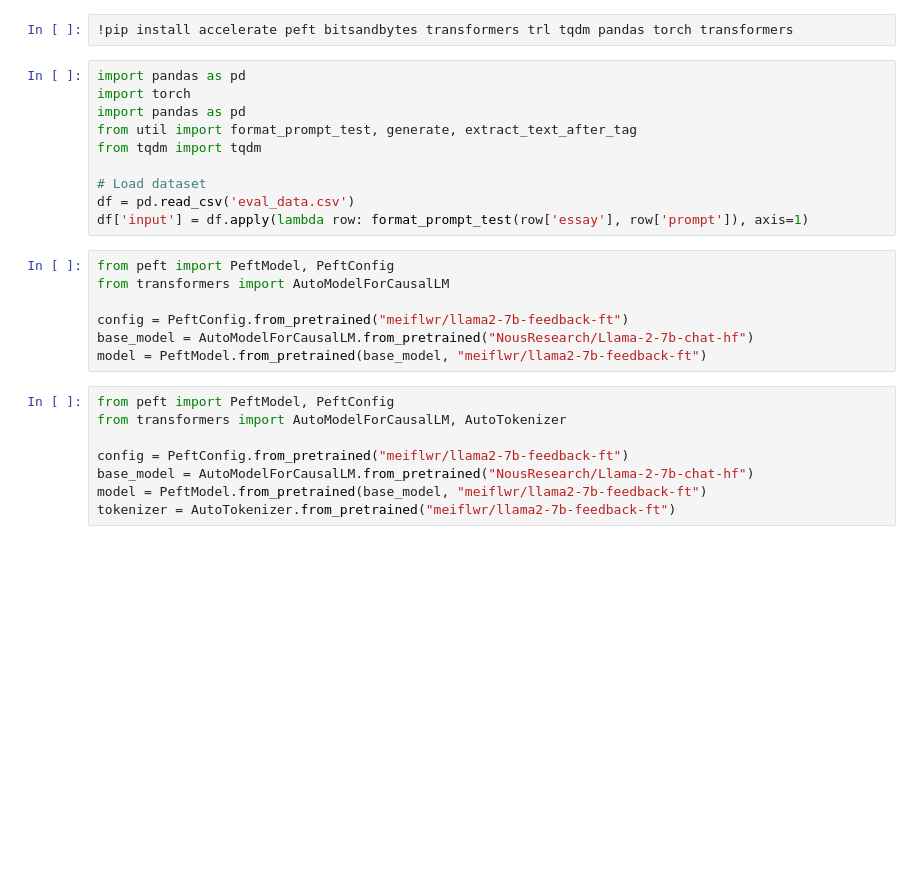
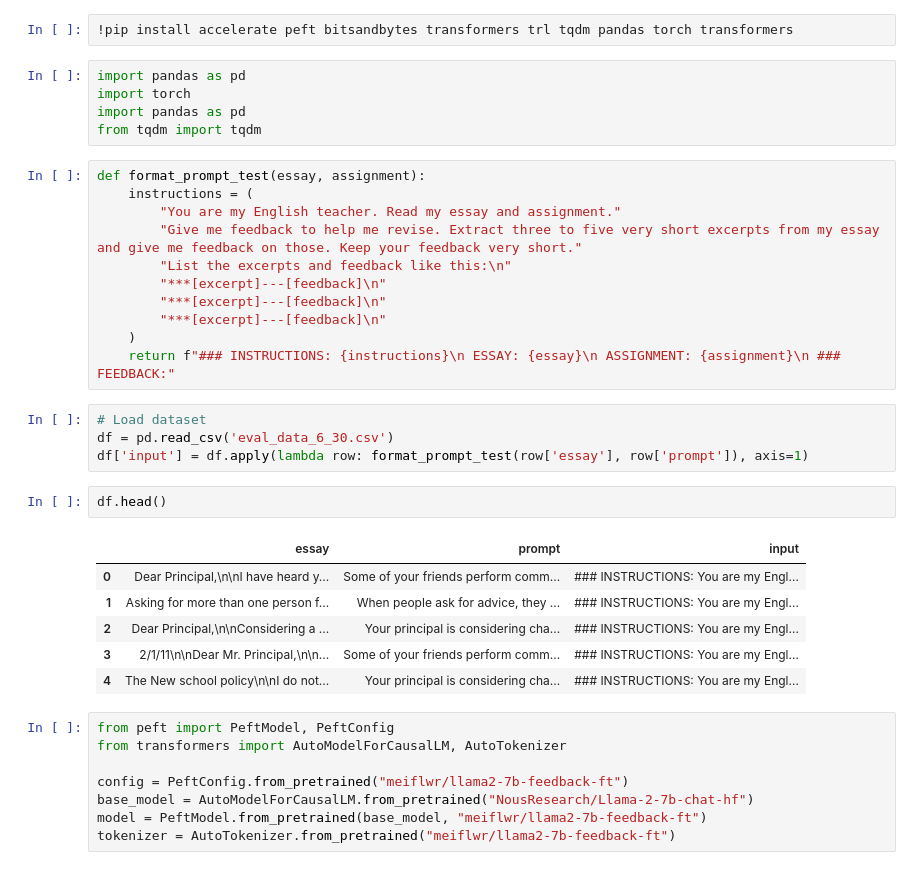
Before and after one commit to meixtan/mpf-edm, a Jupyter notebook: ft_eval.ipynb, the cells around one changed output. Saved outputs shown, nothing was run; the diff lists cells and outputs as text; blank space fills up the shorter version.

```diff
--- a/ft_eval.ipynb
+++ b/ft_eval.ipynb
@@ -1,22 +1,34 @@
 # %%
 !pip install accelerate peft bitsandbytes transformers trl tqdm pandas torch transformers
+# %%
+import pandas as pd
+import torch
+import pandas as pd
+from tqdm import tqdm
+# %%
+def format_prompt_test(essay, assignment):
+    instructions = (
+        "You are my English teacher. Read my essay and assignment."
+        "Give me feedback to help me revise. Extract three to five very short excerpts from my essay and give me feedback on those. Keep your feedback very short."
+        "List the excerpts and feedback like this:\n"
+        "***[excerpt]---[feedback]\n"
+        "***[excerpt]---[feedback]\n"
+        "***[excerpt]---[feedback]\n"
+    )
+    return f"### INSTRUCTIONS: {instructions}\n ESSAY: {essay}\n ASSIGNMENT: {assignment}\n ### FEEDBACK:"
 # %%
-import pandas as pd
-import torch
-import pandas as pd
-from util import format_prompt_test, generate, extract_text_after_tag
-from tqdm import tqdm
-
 # Load dataset
-df = pd.read_csv('eval_data.csv')
+df = pd.read_csv('eval_data_6_30.csv')
 df['input'] = df.apply(lambda row: format_prompt_test(row['essay'], row['prompt']), axis=1)
-# %%
-from peft import PeftModel, PeftConfig
-from transformers import AutoModelForCausalLM
-
-config = PeftConfig.from_pretrained("meiflwr/llama2-7b-feedback-ft")
-base_model = AutoModelForCausalLM.from_pretrained("NousResearch/Llama-2-7b-chat-hf")
-model = PeftModel.from_pretrained(base_model, "meiflwr/llama2-7b-feedback-ft")
+# %%
+df.head()
+# %% [output]
+|  | essay | prompt | input |
+| 0 | Dear Principal,\n\nI have heard y... | Some of your friends perform comm... | ### INSTRUCTIONS: You are my Engl... |
+| 1 | Asking for more than one person f... | When people ask for advice, they ... | ### INSTRUCTIONS: You are my Engl... |
+| 2 | Dear Principal,\n\nConsidering a ... | Your principal is considering cha... | ### INSTRUCTIONS: You are my Engl... |
+| 3 | 2/1/11\n\nDear Mr. Principal,\n\n... | Some of your friends perform comm... | ### INSTRUCTIONS: You are my Engl... |
+| 4 | The New school policy\n\nI do not... | Your principal is considering cha... | ### INSTRUCTIONS: You are my Engl... |
 # %%
 from peft import PeftModel, PeftConfig
 from transformers import AutoModelForCausalLM, AutoTokenizer
```
Also changed, not shown: parts of 10 cells of this notebook, 4 other files.
